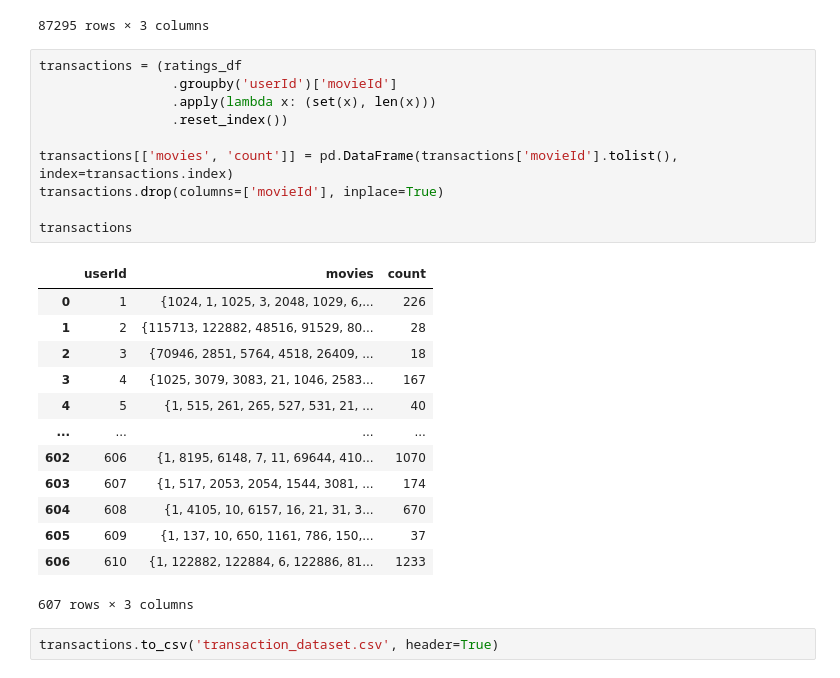
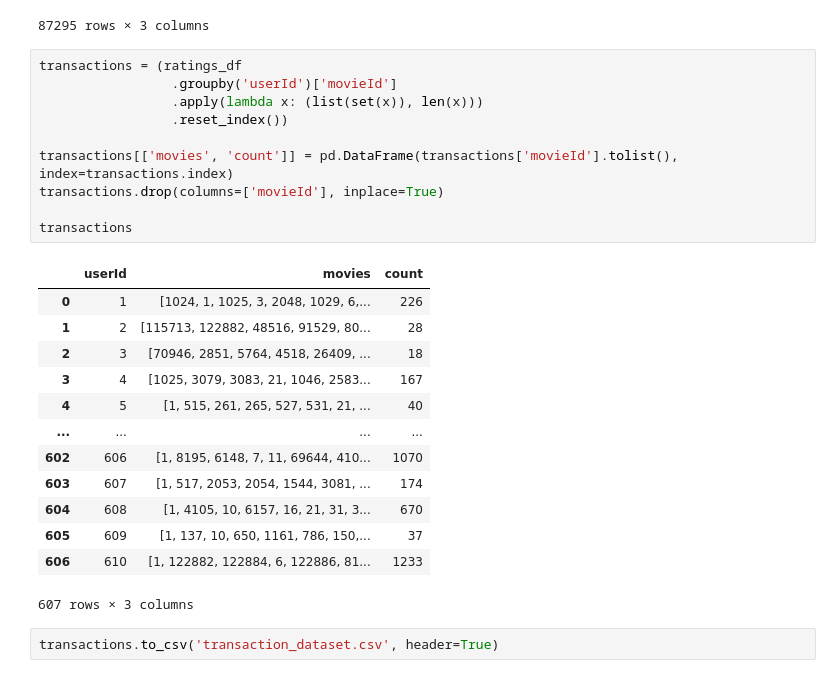
Before and after one commit to Data-Analytics-IIITH/A3, a Jupyter notebook: 3_recommender.ipynb, the cells around one changed output. Cells and saved outputs as stored; diff of their text form.

```diff
--- a/3_recommender.ipynb
+++ b/3_recommender.ipynb
@@ -116,26 +117,26 @@ ratings_df
 # %%
 transactions = (ratings_df
                  .groupby('userId')['movieId']
-                 .apply(lambda x: (set(x), len(x)))
+                 .apply(lambda x: (list(set(x)), len(x)))
                  .reset_index())
 
 transactions[['movies', 'count']] = pd.DataFrame(transactions['movieId'].tolist(), index=transactions.index)
 transactions.drop(columns=['movieId'], inplace=True)
 
 transactions
 # %% [output]
 |  | userId | movies | count |
-| 0 | 1 | {1024, 1, 1025, 3, 2048, 1029, 6,... | 226 |
-| 1 | 2 | {115713, 122882, 48516, 91529, 80... | 28 |
-| 2 | 3 | {70946, 2851, 5764, 4518, 26409, ... | 18 |
-| 3 | 4 | {1025, 3079, 3083, 21, 1046, 2583... | 167 |
-| 4 | 5 | {1, 515, 261, 265, 527, 531, 21, ... | 40 |
+| 0 | 1 | [1024, 1, 1025, 3, 2048, 1029, 6,... | 226 |
+| 1 | 2 | [115713, 122882, 48516, 91529, 80... | 28 |
+| 2 | 3 | [70946, 2851, 5764, 4518, 26409, ... | 18 |
+| 3 | 4 | [1025, 3079, 3083, 21, 1046, 2583... | 167 |
+| 4 | 5 | [1, 515, 261, 265, 527, 531, 21, ... | 40 |
 | ... | ... | ... | ... |
-| 602 | 606 | {1, 8195, 6148, 7, 11, 69644, 410... | 1070 |
-| 603 | 607 | {1, 517, 2053, 2054, 1544, 3081, ... | 174 |
-| 604 | 608 | {1, 4105, 10, 6157, 16, 21, 31, 3... | 670 |
-| 605 | 609 | {1, 137, 10, 650, 1161, 786, 150,... | 37 |
-| 606 | 610 | {1, 122882, 122884, 6, 122886, 81... | 1233 |
+| 602 | 606 | [1, 8195, 6148, 7, 11, 69644, 410... | 1070 |
+| 603 | 607 | [1, 517, 2053, 2054, 1544, 3081, ... | 174 |
+| 604 | 608 | [1, 4105, 10, 6157, 16, 21, 31, 3... | 670 |
+| 605 | 609 | [1, 137, 10, 650, 1161, 786, 150,... | 37 |
+| 606 | 610 | [1, 122882, 122884, 6, 122886, 81... | 1233 |
 607 rows × 3 columns
 # %%
 transactions.to_csv('transaction_dataset.csv', header=True)
```
Also changed, not shown: parts of 4 cells of this notebook.
